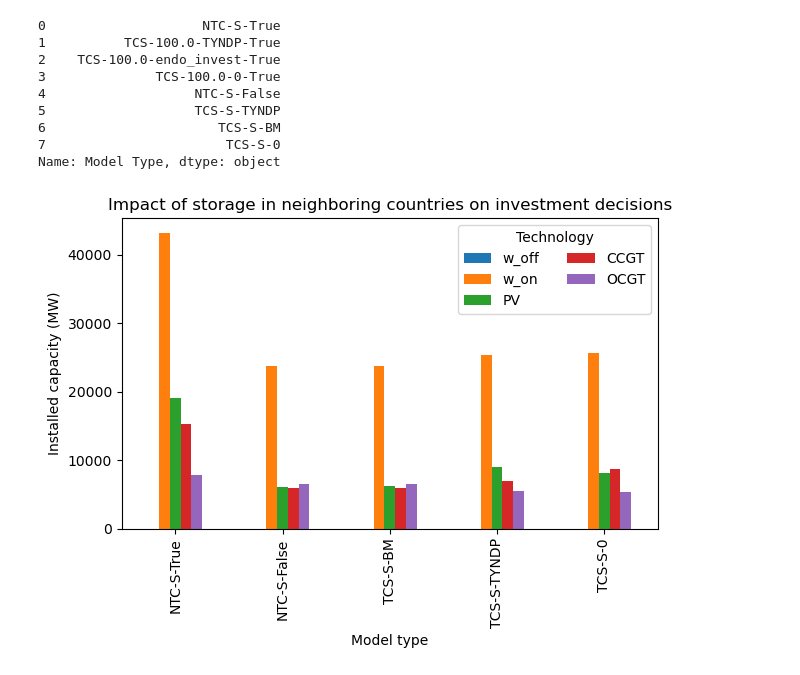
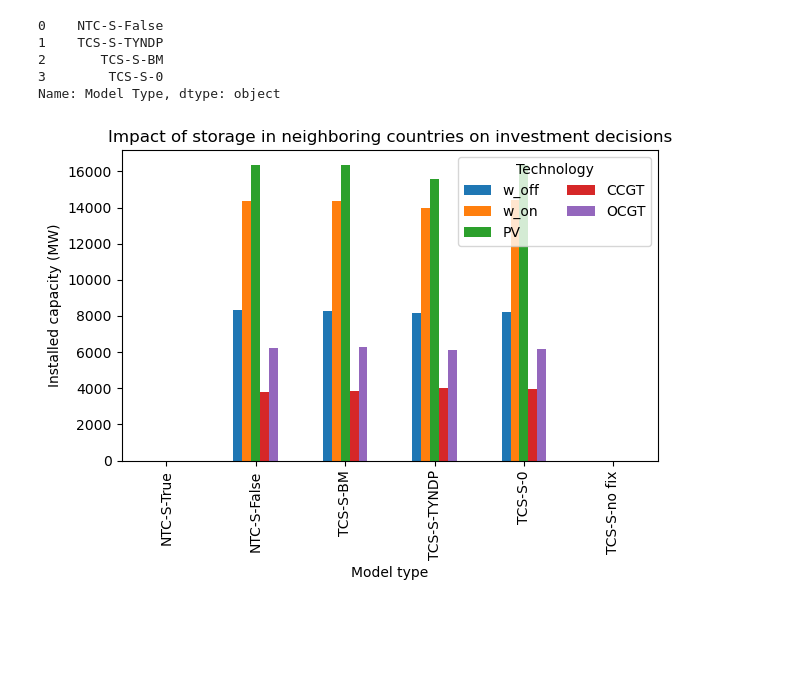
Before and after one commit to KristofPhillips95/ImportExport, a Jupyter notebook: analysis_scripts/Storage_heavy_node.ipynb, the cells around one changed output. Cells and saved outputs as stored; diff of their text form; code cells hidden in the pictures; blank space fills up the shorter version.

```diff
--- a/analysis_scripts/Storage_heavy_node.ipynb
+++ b/analysis_scripts/Storage_heavy_node.ipynb
@@ -3,4 +3,5 @@ import pandas as pd
 import matplotlib.pyplot as plt
 import seaborn as sns
 # %%
-df_results = pd.read_csv("../Results/InvestmentModelResults/Loop_4models_storage_heavy_red_geo_fsoctrue_SE03_8760.csv")
+df_results = pd.read_csv("../Results/InvestmentModelResults_2/storage_heavy_red_geo_fsoc__BE00_8760.csv")
+#df_results = pd.read_csv("../Results/InvestmentModelResults_2/storage_heavy_red_geo_fsoc_SE03_8760.csv")
@@ -34,3 +8,30 @@ df_results["Total production"] = df_results["w_off_prod"]+ df_results["w_on_prod
+# %%
+#Export revenues and congestion rents should be dealt with with opposite signs
+neg_components = ["cong_rent_e","export_rev","cong_rent_i"]
+df_results[neg_components] = -df_results[neg_components]
+
+#Split congestion rents equally between neighbors
+rents = ['cong_rent_i', 'cong_rent_e']
+df_results[rents] = df_results[rents]/2
+
+#Combine operational cost components
+operational_costs = ['CO2_cost', 'load_shedding_cost', 'VOM_cost', 'fuel_cost']
+df_results["Operational costs"] = df_results[operational_costs].sum(axis=1)
+
+cost_vals = ['CO2_cost', 'load_shedding_cost', 'VOM_cost', 'fuel_cost','investment_cost', 'export_rev',"import_cost", 'cong_rent_i', 'cong_rent_e']
+df_results["Total cost"] = df_results[cost_vals].sum(axis=1)
+
+trade_cost_vals = ['export_rev',"import_cost", 'cong_rent_i', 'cong_rent_e']
+df_results["Total trade cost"] = df_results[trade_cost_vals].sum(axis=1)
+
+#Add net import
+df_results["Net import"] = df_results["imported"] - df_results["exported"]
+
+#Add load shedding
+df_results["Load shedding"] = df_results["load_shedding_cost"]/8000
+
+#Add total production
+df_results["Total production"] = df_results["w_off_prod"]+ df_results["w_on_prod"]+ df_results["PV_prod"]+df_results["CCGT_prod"]+df_results["OCGT_prod"]
 # %%
 def create_model_type_name(row,columns):
     strings = [str(row[col]) for col in columns if pd.notna(row[col])]
@@ -97,48 +98,45 @@ name_map = {
     "TCS-100.0-endo_invest-False":"TCS-S-BM",
     "TCS-100.0-TYNDP-False":"TCS-S-TYNDP",
     "TCS-100.0-0-False":"TCS-S-0",
+    "TCS-100.0-no_fix-False":"TCS-S-no fix",
     "NTC-1.00E+10-All-False": "SN-S",
 }
 df_results['Model Type'] = df_results["name"].replace(name_map)
 # %%
 df_results["Model Type"]
 # %% [output]
-0                    NTC-S-True
-1          TCS-100.0-TYNDP-True
-2    TCS-100.0-endo_invest-True
-3              TCS-100.0-0-True
-4                   NTC-S-False
-5                   TCS-S-TYNDP
-6                      TCS-S-BM
-7                       TCS-S-0
+0    NTC-S-False
+1    TCS-S-TYNDP
+2       TCS-S-BM
+3        TCS-S-0
 Name: Model Type, dtype: object
 # %%
 ## Plot installed capacities
 
 # Define the types to include and order in which you want the types to appear
-type_order = ["NTC-S-True","NTC-S-False","TCS-S-BM","TCS-S-TYNDP","TCS-S-0"]
+type_order = ["NTC-S-True","NTC-S-False","TCS-S-BM","TCS-S-TYNDP","TCS-S-0","TCS-S-no fix"]
 filter_condition = df_results["Model Type"].isin(type_order)
 
 filtered_df = df_results[filter_condition].set_index("Model Type").reindex(type_order).reset_index()
 
 #Choose the values to be displayed
 stacked = False
 if stacked:
     vals= ["CCGT", "OCGT","PV","w_on","w_off"]
 else:
     vals = [ "w_off", "w_on","PV","CCGT", "OCGT"]
 #vals = ["imported","exported"]
 
 
 filtered_df.plot.bar(x="Model Type", y=vals, stacked=stacked)
 
 plt.xlabel('Model type')
 plt.ylabel('Installed capacity (MW)')
 plt.title('Impact of storage in neighboring countries on investment decisions')
 plt.legend(title='Technology',ncols =2)
 plt.tight_layout()
 
 #plt.show()
 plt.savefig(f"../Results/Figures/FY_analysis/StorageHeavy/Installed_capacities_bar_{stacked}.png")
 # %% [output]
-[figure, old version]
+[figure, new version]
```
Also changed, not shown: parts of 3 cells of this notebook, 2 other files.
